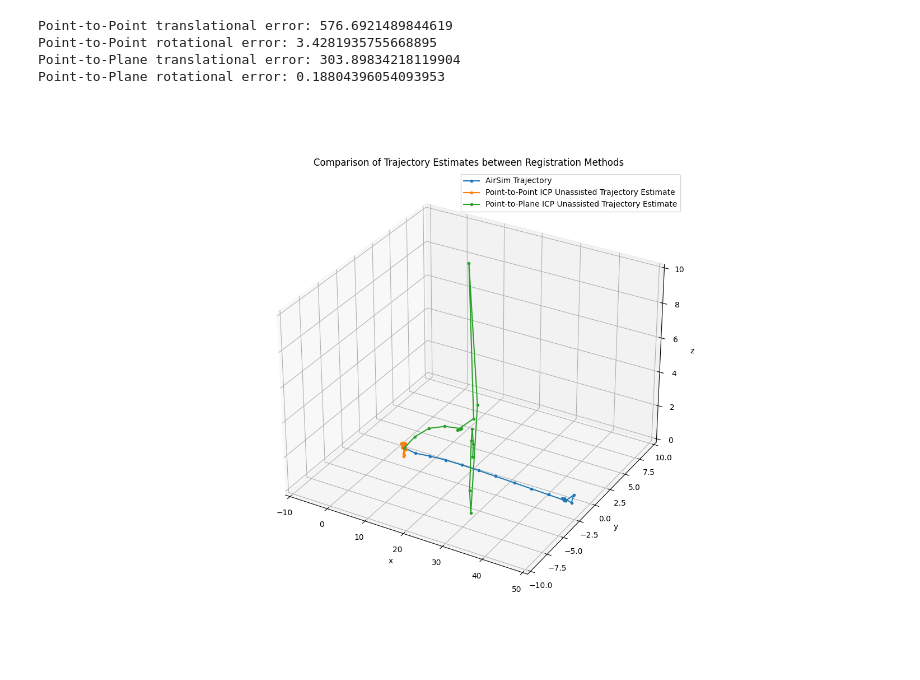
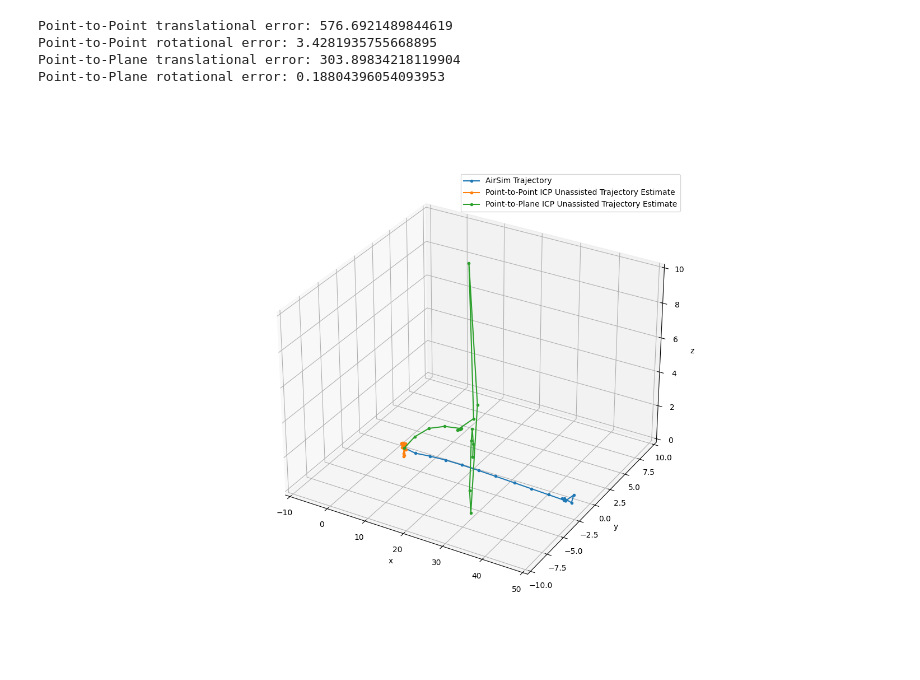
Before and after one commit to Stanford-NavLab/planeslam, a Jupyter notebook: notebooks/performance.ipynb, the cells around one changed output. Cells and saved outputs as stored; diff of their text form; code cells hidden in the pictures.

Commit message:
removed titles from plots

```diff
--- a/notebooks/performance.ipynb
+++ b/notebooks/performance.ipynb
@@ -75,21 +75,21 @@ Point-to-Plane rotational error: 0.18804396054093953
 # %%
 # Plot the points
 fig = plt.figure(figsize=(15,10))
 ax = fig.add_subplot(1, 1, 1, projection='3d')
 
 ax.plot3D(gt_t[:,0], gt_t[:,1], -gt_t[:,2], marker='.')
 ax.plot3D(p2p_t[:,0], p2p_t[:,1], -p2p_t[:,2], marker='.')
 ax.plot3D(p2l_t[:,0], p2l_t[:,1], -p2l_t[:,2], marker='.')
 #ax.plot3D(l2l_t[:,0], l2l_t[:,1], -l2l_t[:,2], marker='.')
 ax.axes.set_xlim3d(left=-10, right=50)
 ax.axes.set_ylim3d(bottom=-10, top=10)
 ax.axes.set_zlim3d(bottom=0, top=10)
 ax.axes.set_xlabel('x')
 ax.axes.set_ylabel('y')
 ax.axes.set_zlabel('z')
 ax.legend(['AirSim Trajectory', 'Point-to-Point ICP Unassisted Trajectory Estimate', 'Point-to-Plane ICP Unassisted Trajectory Estimate'])
 #ax.legend(['AirSim Trajectory', 'Point-to-Point ICP Estimated Trajectory', 'Point-to-Plane ICP Estimated Trajectory', 'Plane-to-Plane ICP Estimated Trajectory'])
-plt.title('Comparison of Trajectory Estimates between Registration Methods')
+#plt.title('Comparison of Trajectory Estimates between Registration Methods')
 plt.savefig('Comparison_of_Trajectories')
 # %% [output]
-[figure, old version]
+[figure, new version]
```
Also changed, not shown: 6 other files.
